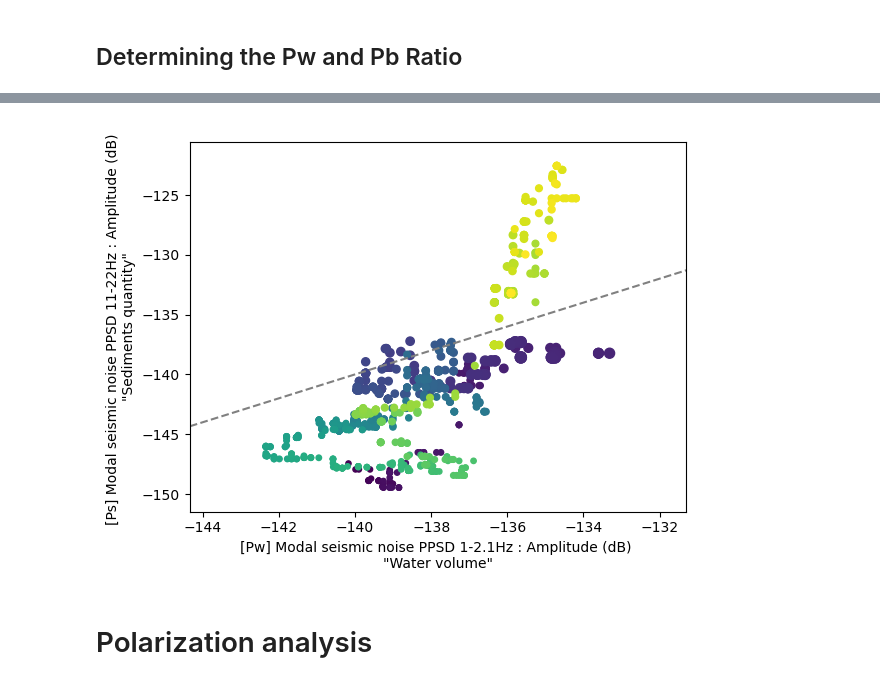
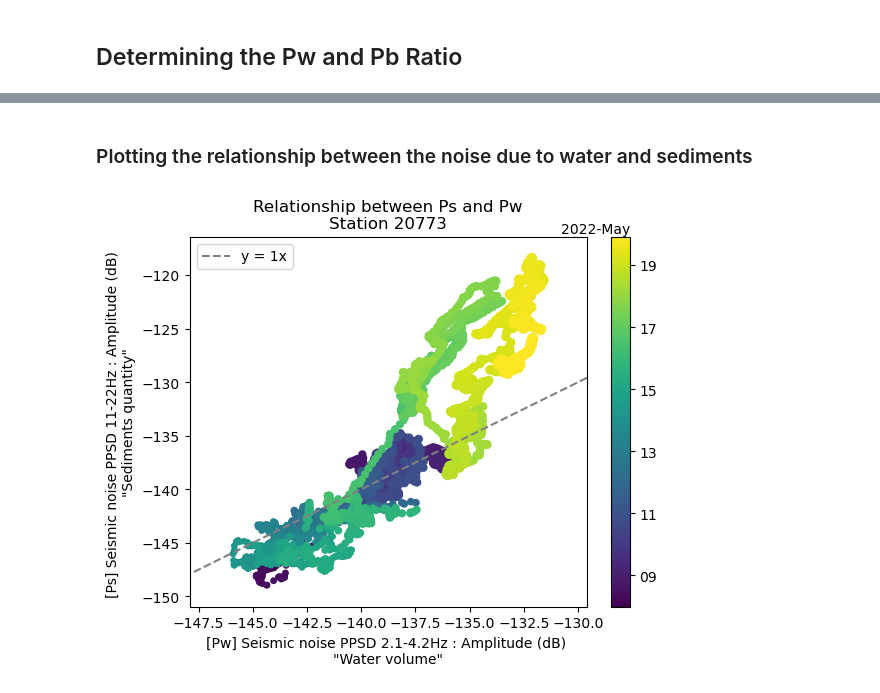
Before and after one commit to jgovoort/sismo-memo, a Jupyter notebook: hydro-glacier.ipynb, the cells around one changed output, grey strips where cells are left out. Cells and saved outputs as stored; diff of their text form; code cells hidden in the pictures.

```diff
--- a/hydro-glacier.ipynb
+++ b/hydro-glacier.ipynb
@@ -336,10 +366,10 @@ ppsd.plot_temporal([1/15,0.7])
 # %%
-Pwater = ppsd.extract_psd_values(0.7)[0]
+Pwater =ppsd.extract_psd_values(1/3)[0]
 Psed = ppsd.extract_psd_values(1/15)[0]
 T = ppsd.times_processed
 # %%
-sPwater = RMS_smoothing(Pwater, T)
-sPsed = RMS_smoothing(Psed, T)
+sPwater = RMS_smoothing(Pwater, T,nbrpt=24)
+sPsed = RMS_smoothing(Psed, T,nbrpt=24)
 medPwater = medGPS_linear(Pwater, T, nbrpt=8)
 # %%
 plt.figure(figsize = (10,5))
@@ -384,5 +394,7 @@ period_temp_discharge_noise(temp, 288, gauging_velos, 288, medianall739, 24*3)
 ggtime = np.array(gauging_time, dtype= 'datetime64[ms]')
+# %%
+dt =  240*60000
 # %%
-bintime = np.in1d(ggtime, Tdate)
+bintime = np.in1d(ggtime, Tdate+dt)
 # %%
 disPW = np.extract(bintime,gauging_velos)
@@ -428,12 +467,21 @@ len(Psed), len(Pwater)
+# %% [markdown]
+### Plotting the relationship between the noise due to water and sediments
 # %%
-plt.scatter(sPwater[2],sPsed[2], c=Tdate, s=disPW)
-plt.xlabel('[Pw] Modal seismic noise PPSD 1-2.1Hz : Amplitude (dB) \n"Water volume"')
-plt.ylabel('[Ps] Modal seismic noise PPSD 11-22Hz : Amplitude (dB) \n"Sediments quantity"')
-plt.plot([-150,-120],[-150,-120], c='grey', linestyle='--')
-plt.ylim(np.min(sPsed[2])-2,np.max(sPsed[2])+2)
-plt.xlim(np.min(sPwater[2])-2,np.max(sPwater[2])+2)
+plt.scatter(-sPwater[0],-sPsed[0], c=mdates.date2num(Tdate), s=disPW)
+
+cb = plt.colorbar()
+loc = mdates.AutoDateLocator()
+cb.ax.yaxis.set_major_locator(loc)
+cb.ax.yaxis.set_major_formatter(mdates.ConciseDateFormatter(loc))
+
+plt.xlabel('[Pw] Seismic noise PPSD 2.1-4.2Hz : Amplitude (dB) \n"Water volume"')
+plt.ylabel('[Ps] Seismic noise PPSD 11-22Hz : Amplitude (dB) \n"Sediments quantity"')
+plt.plot([-150,-120],[-150,-120], c='grey', linestyle='--', label='y = 1x')
+plt.ylim(np.min(-sPsed[0])-2,np.max(-sPsed[0])+2)
+plt.xlim(np.min(-sPwater[0])-2,np.max(-sPwater[0])+2)
+plt.legend()
+plt.title('Relationship between Ps and Pw\nStation %s'%Snpz)
+plt.savefig('./plot_hydro/Pw_Ps_%s' %Snpz, bbox_inches='tight')
 plt.show()
 # %% [output]
-[figure, old version]
+[figure, new version]
-# %% [markdown]
-# Polarization analysis
```
Also changed, not shown: parts of 56 cells of this notebook, 25 other files.
